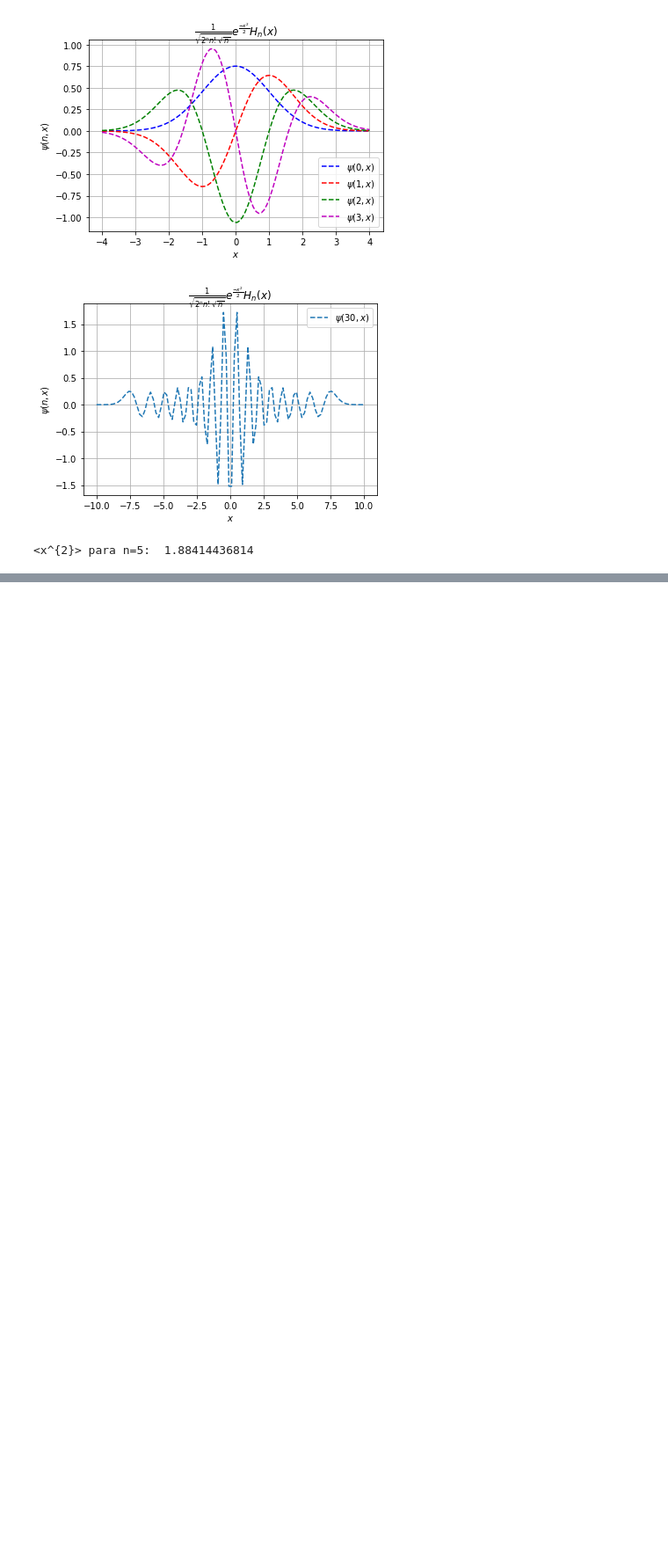
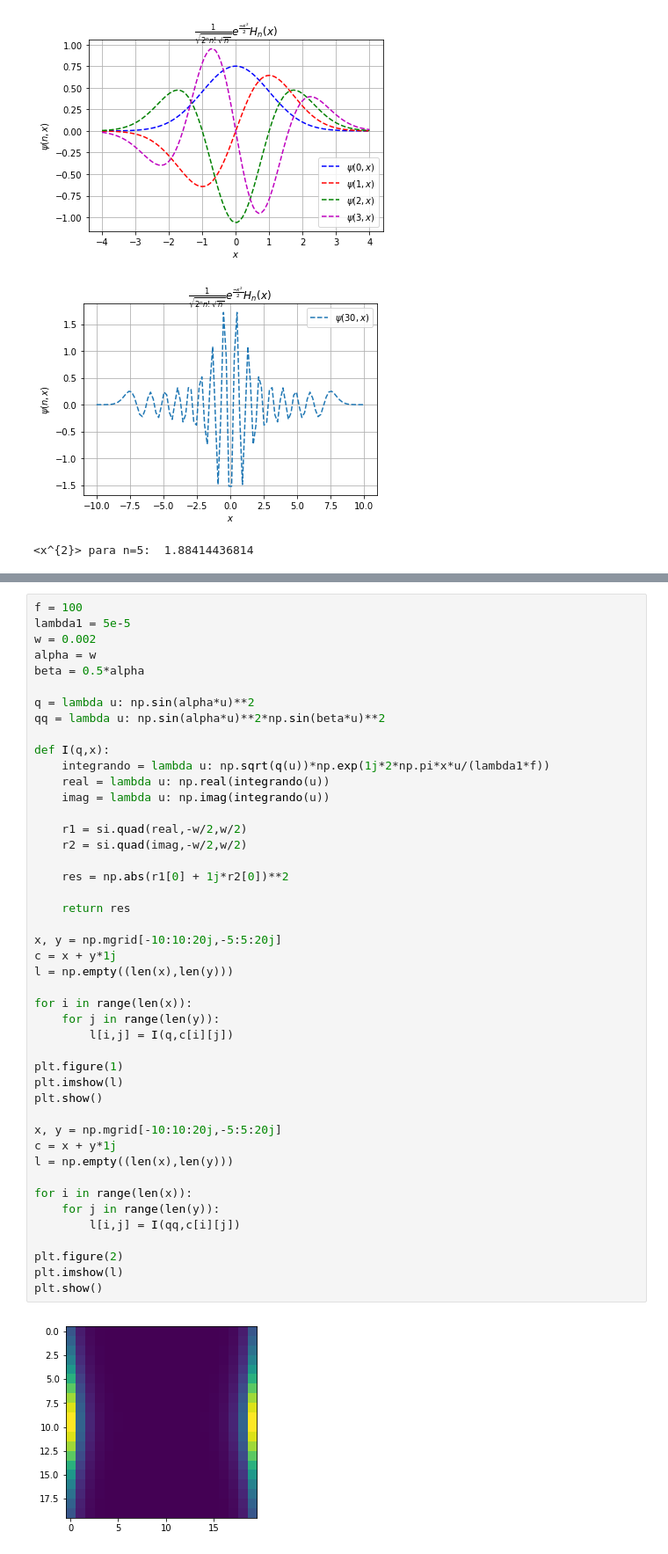
Before and after one commit to ignaciop/python_varios, a Jupyter notebook: cp-newman-ch5.ipynb, the cells around one changed output, grey strips where cells are left out. Shown at 88% size. Saved outputs shown, nothing was run; the diff lists cells and outputs as text; blank space fills up the shorter version.

```diff
--- a/cp-newman-ch5.ipynb
+++ b/cp-newman-ch5.ipynb
@@ -387,0 +461,47 @@ AttributeError: module 'numpy' has no attribute 'factorial'
+# %%
+f = 100
+lambda1 = 5e-5
+w = 0.002
+alpha = w
+beta = 0.5*alpha
+
+q = lambda u: np.sin(alpha*u)**2
+qq = lambda u: np.sin(alpha*u)**2*np.sin(beta*u)**2
+
+def I(q,x):
+    integrando = lambda u: np.sqrt(q(u))*np.exp(1j*2*np.pi*x*u/(lambda1*f))
+    real = lambda u: np.real(integrando(u))
+    imag = lambda u: np.imag(integrando(u))
+
+    r1 = si.quad(real,-w/2,w/2)
+    r2 = si.quad(imag,-w/2,w/2)
+
+    res = np.abs(r1[0] + 1j*r2[0])**2
+
+    return res
+
+x, y = np.mgrid[-10:10:20j,-5:5:20j]
+c = x + y*1j
+l = np.empty((len(x),len(y)))
+
+for i in range(len(x)):
+    for j in range(len(y)):
+        l[i,j] = I(q,c[i][j])
+
+plt.figure(1)
+plt.imshow(l)
+plt.show()
+
+x, y = np.mgrid[-10:10:20j,-5:5:20j]
+c = x + y*1j
+l = np.empty((len(x),len(y)))
+
+for i in range(len(x)):
+    for j in range(len(y)):
+        l[i,j] = I(qq,c[i][j])
+
+plt.figure(2)
+plt.imshow(l)
+plt.show()
+# %% [output]
+[figure, added]
```
Also changed, not shown: parts of 8 cells of this notebook.
